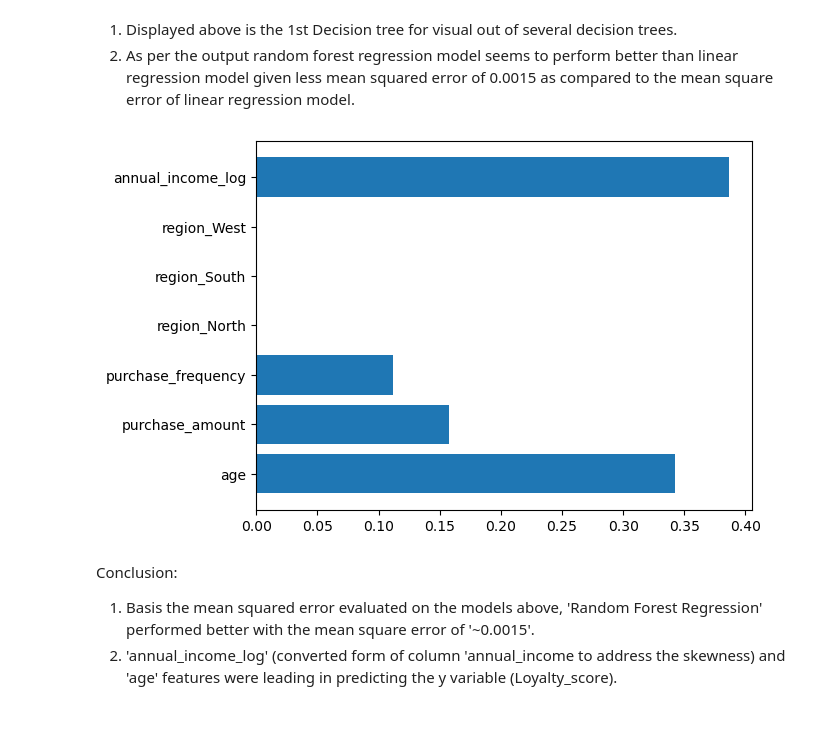
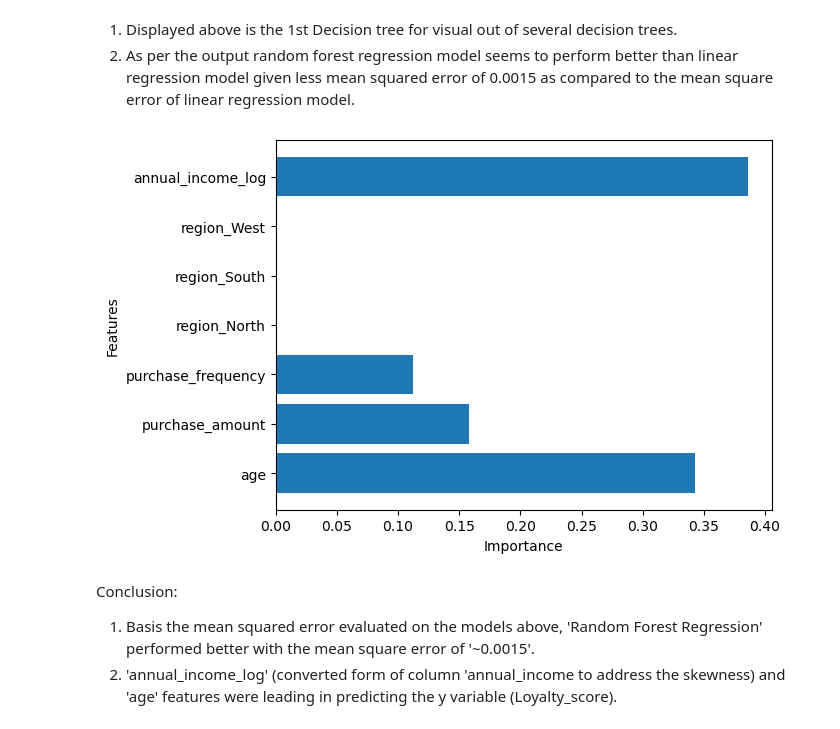
Before and after one commit to Sachin786ME/Data_Analytics_Project, a Jupyter notebook: Customer Purchasing Behaviour.ipynb, the cells around one changed output. Drawn from its saved outputs; the diff is of its cells as text; code cells hidden in the pictures.

Commit message:
Added labels in importance visual chart

```diff
--- a/Customer Purchasing Behaviour.ipynb
+++ b/Customer Purchasing Behaviour.ipynb
@@ -189,12 +189,14 @@ Mean Squared Error: 0.001535791666666708
 # %%
 #Viewing the importance metric of the features used in predicting the y variable (Loyalty_score)
 import matplotlib.pyplot as plt
 
 importances = rf_model.feature_importances_
 plt.barh(X.columns, importances)
+plt.xlabel('Importance')
+plt.ylabel('Features')
 plt.show()
 # %% [output]
-[figure, old version]
+[figure, new version]
 # %% [markdown]
 Conclusion:
 1. Basis the mean squared error evaluated on the models above, 'Random Forest Regression' performed better with the mean square error of '~0.0015'.
```
